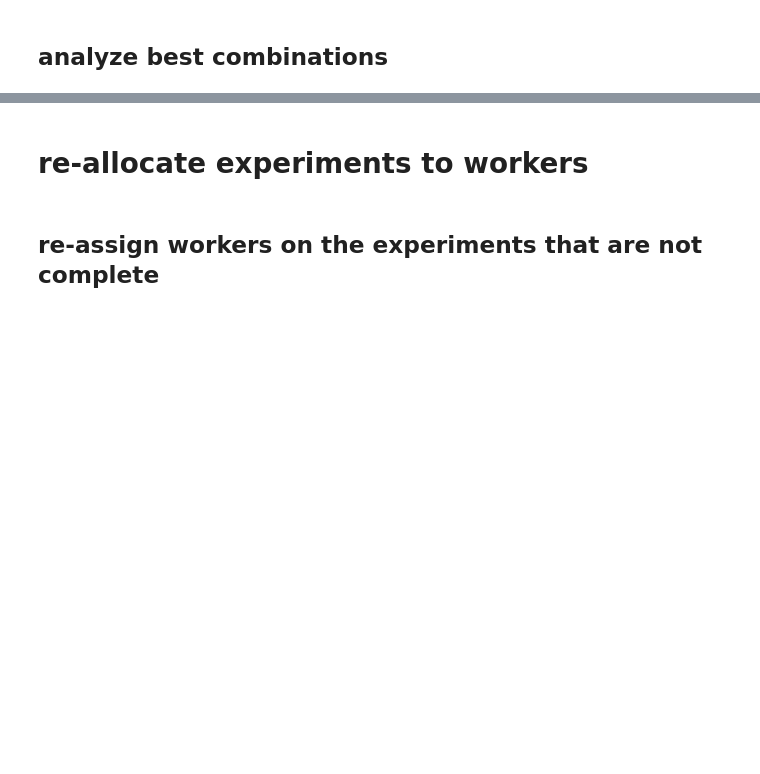
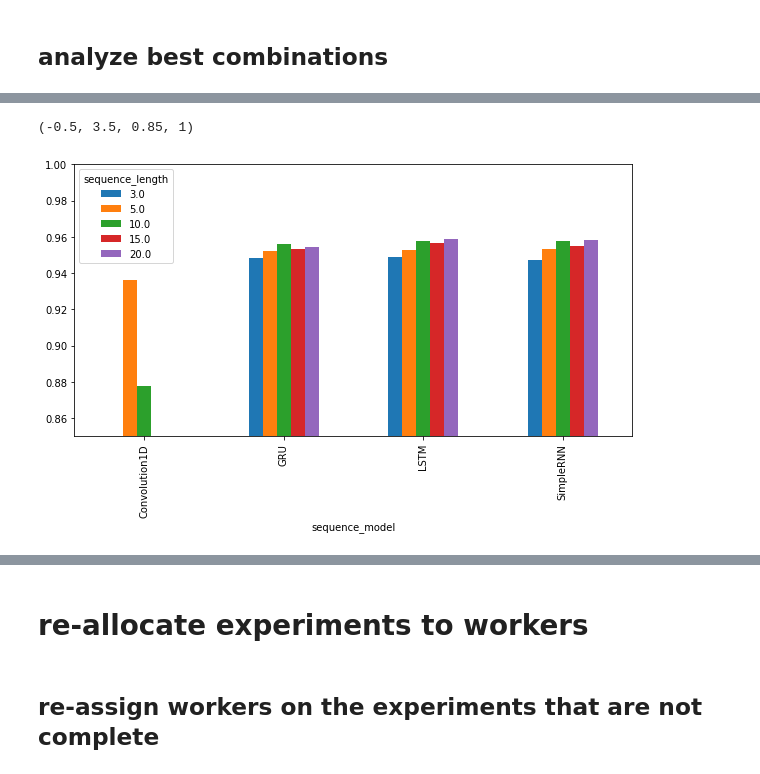
Before and after one commit to alxcnwy/Deep-Neural-Networks-for-Video-Classification, a Jupyter notebook: notebooks/experiments_create_lists.ipynb, the cells around one changed output, grey strips where cells are left out. Saved outputs shown, nothing was run; the diff lists cells and outputs as text; code cells hidden in the pictures; blank space fills up the shorter version.

```diff
--- a/notebooks/experiments_create_lists.ipynb
+++ b/notebooks/experiments_create_lists.ipynb
@@ -539,0 +591,3 @@ results.groupby(["sequence_model","sequence_length"]).agg("max")['fit_val_acc'].
+# %%
+grp = results.groupby(["sequence_model","sequence_length"]).agg("max")['fit_val_acc'].unstack()
+grp
@@ -540,3 +601,15 @@ results.groupby(["sequence_model","sequence_length"]).agg("max")['fit_val_acc'].
+# %%
+# sort cols
+grpcols = list(grp.columns)
+grpcols.sort()
+grp = grp[grpcols]
+# plot
+plt = grp.plot(kind='bar', figsize=(10,5))
+x1,x2,y1,y2 = plt.axis()
+plt.axis((x1,x2,0.85,1))
+# %% [output]
+(-0.5, 3.5, 0.85, 1)
+[figure, added]
 # %%
 results.sort_values("fit_val_acc",ascending=False).head(30).plot(x='model_param_count',y='fit_val_acc', kind='scatter')
 # %% [output]
```
Also changed, not shown: parts of 18 cells of this notebook.
